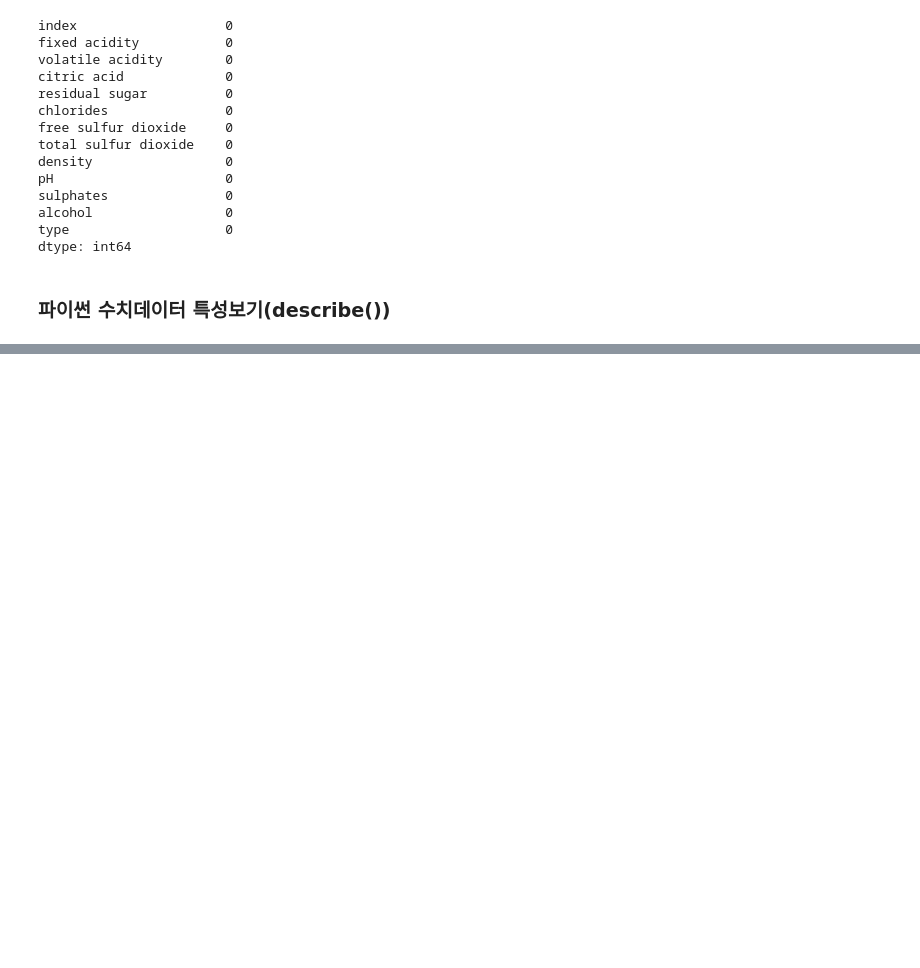
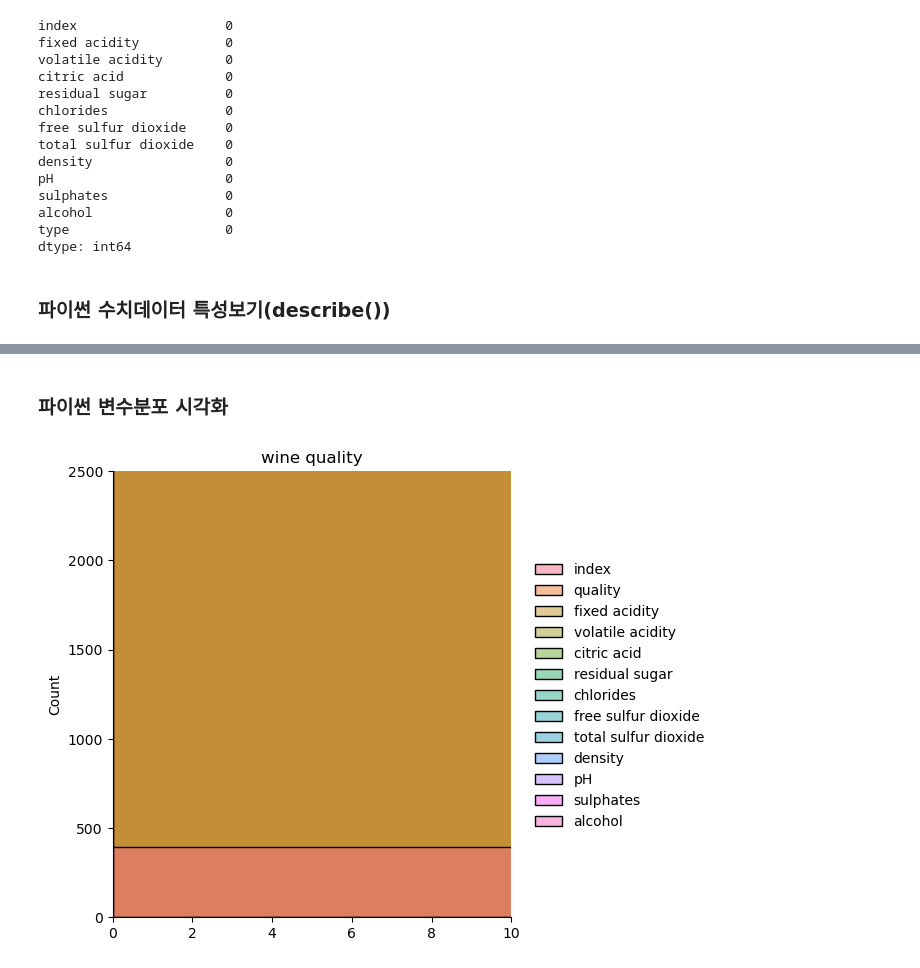
Before and after one commit to Kdelphinus/AI_study, a Jupyter notebook: DACON/DACON_101(오늘의_파이썬)/Lv.3_교차검증과_LGBM_모델을_활용한_와인_품질_분류하기.ipynb, the cells around one changed output, grey strips where cells are left out. Cells and saved outputs as stored; diff of their text form; code cells hidden in the pictures; blank space fills up the shorter version.

Commit message:
add seaborn

```diff
--- a/DACON/DACON_101(오늘의_파이썬)/Lv.3_교차검증과_LGBM_모델을_활용한_와인_품질_분류하기.ipynb
+++ b/DACON/DACON_101(오늘의_파이썬)/Lv.3_교차검증과_LGBM_모델을_활용한_와인_품질_분류하기.ipynb
@@ -86,0 +99,26 @@ dtype: int64
+# %% [markdown]
+### 파이썬 변수분포 시각화
+# %%
+import matplotlib.pyplot as plt
+import seaborn as sb
+%matplotlib inline
+
+# 글꼴 지정
+plt.rc('font', family='NanumBarunGothic')
+
+# 마이너스 기호 출력
+plt.rc('axes', unicode_minus=False)
+
+# 에러 숨기기
+import warnings
+warnings.filterwarnings('ignore')
+# %%
+c_train = train.copy()
+# %%
+# 출력하려는 col, 그래프에 선을 출력할 지, 출력할 막대그래프 개수
+sb.displot(c_train, kde=False, bins=14)
+plt.axis([0, 10, 0, 2500]) # [x_min, x_max, y_min, y_max]
+plt.title("wine quality")
+plt.show()
+# %% [output]
+[figure, added]
```
Also changed, not shown: parts of 1 cell of this notebook.
